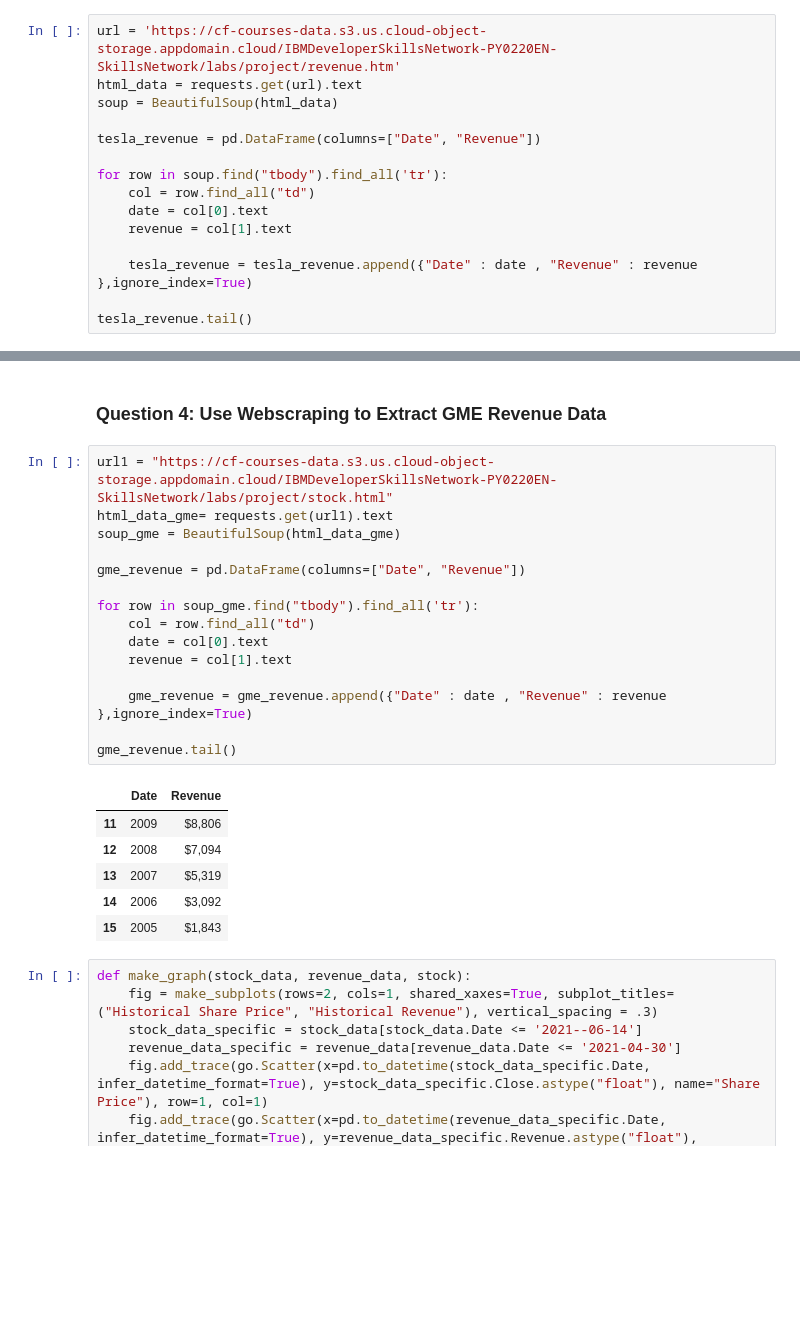
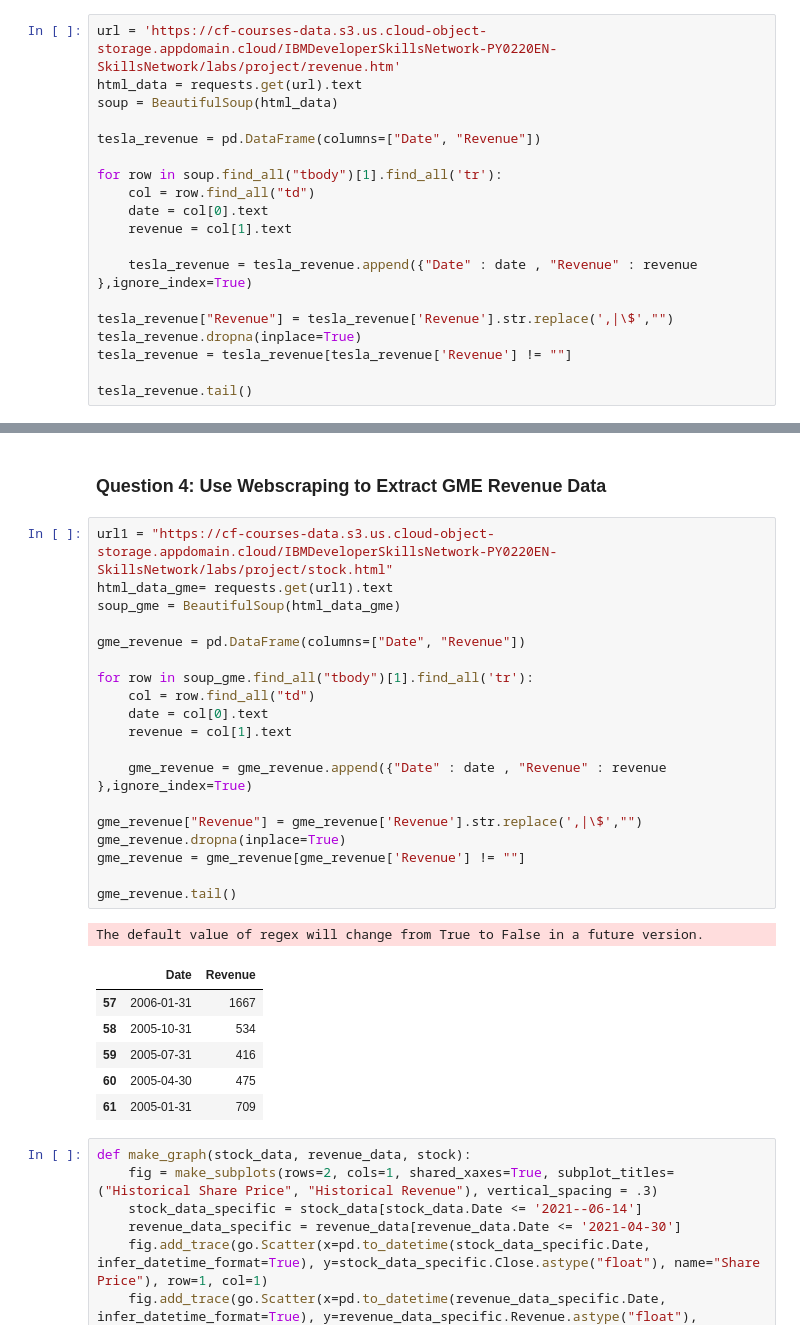
Before and after one commit to Shreyawp/test_repo, a Jupyter notebook: Python final assessment.ipynb, the cells around one changed output, grey strips where cells are left out. Cells and saved outputs as stored; diff of their text form; blank space fills up the shorter version.

```diff
--- a/Python final assessment.ipynb
+++ b/Python final assessment.ipynb
@@ -54,12 +54,16 @@ soup = BeautifulSoup(html_data)
 
 tesla_revenue = pd.DataFrame(columns=["Date", "Revenue"])
 
-for row in soup.find("tbody").find_all('tr'):
+for row in soup.find_all("tbody")[1].find_all('tr'):
     col = row.find_all("td")
     date = col[0].text
     revenue = col[1].text
 
     tesla_revenue = tesla_revenue.append({"Date" : date , "Revenue" : revenue },ignore_index=True)
 
+tesla_revenue["Revenue"] = tesla_revenue['Revenue'].str.replace(',|\$',"")
+tesla_revenue.dropna(inplace=True)
+tesla_revenue = tesla_revenue[tesla_revenue['Revenue'] != ""]
+
 tesla_revenue.tail()
 # %% [output]
@@ -88,25 +93,30 @@ gme_data.head()
 # %%
 url1 = "https://cf-courses-data.s3.us.cloud-object-storage.appdomain.cloud/IBMDeveloperSkillsNetwork-PY0220EN-SkillsNetwork/labs/project/stock.html"
 html_data_gme= requests.get(url1).text
 soup_gme = BeautifulSoup(html_data_gme)
 
 gme_revenue = pd.DataFrame(columns=["Date", "Revenue"])
 
-for row in soup_gme.find("tbody").find_all('tr'):
+for row in soup_gme.find_all("tbody")[1].find_all('tr'):
     col = row.find_all("td")
     date = col[0].text
     revenue = col[1].text
 
     gme_revenue = gme_revenue.append({"Date" : date , "Revenue" : revenue },ignore_index=True)
 
+gme_revenue["Revenue"] = gme_revenue['Revenue'].str.replace(',|\$',"")
+gme_revenue.dropna(inplace=True)
+gme_revenue = gme_revenue[gme_revenue['Revenue'] != ""]
+
 gme_revenue.tail()
 # %% [output]
+The default value of regex will change from True to False in a future version.
 |  | Date | Revenue |
-| 11 | 2009 | $8,806 |
-| 12 | 2008 | $7,094 |
-| 13 | 2007 | $5,319 |
-| 14 | 2006 | $3,092 |
-| 15 | 2005 | $1,843 |
+| 57 | 2006-01-31 | 1667 |
+| 58 | 2005-10-31 | 534 |
+| 59 | 2005-07-31 | 416 |
+| 60 | 2005-04-30 | 475 |
+| 61 | 2005-01-31 | 709 |
 # %%
 def make_graph(stock_data, revenue_data, stock):
     fig = make_subplots(rows=2, cols=1, shared_xaxes=True, subplot_titles=("Historical Share Price", "Historical Revenue"), vertical_spacing = .3)
```
Also changed, not shown: parts of 7 cells of this notebook.
